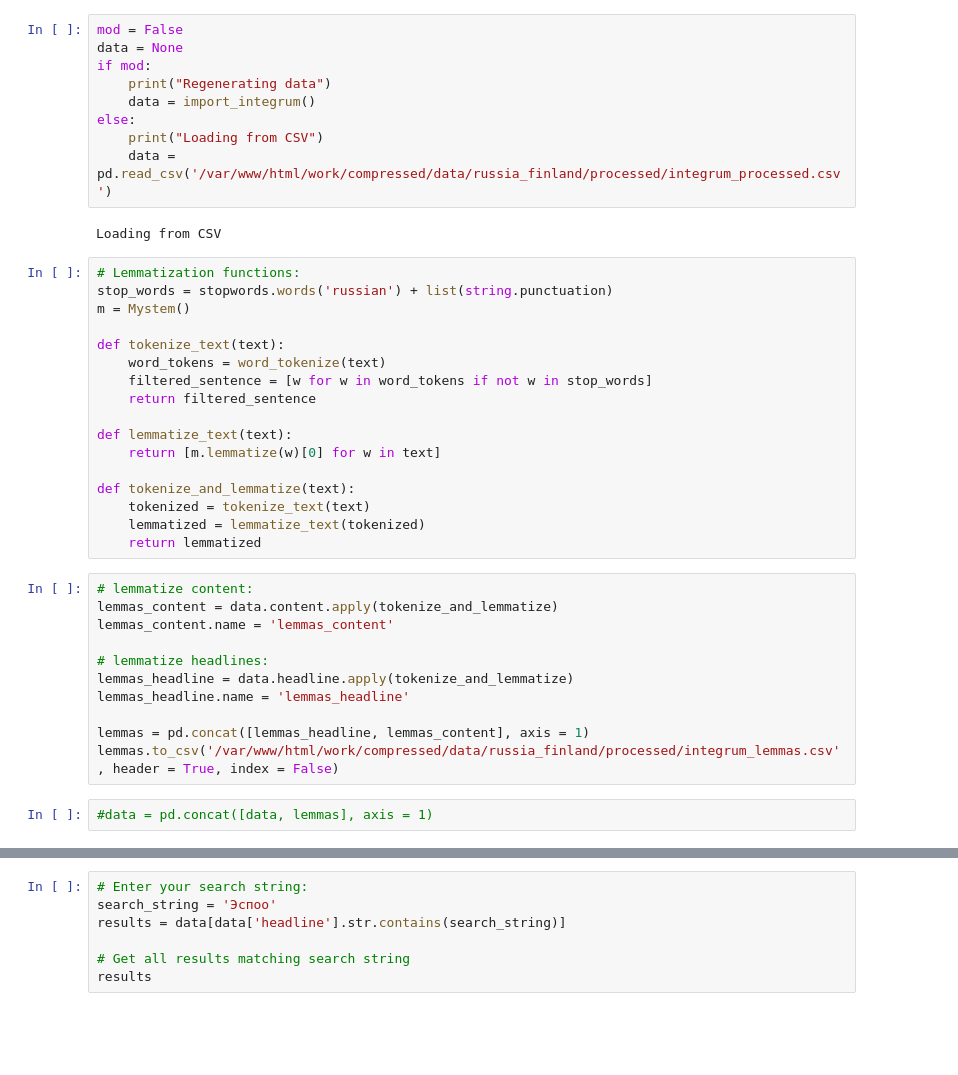
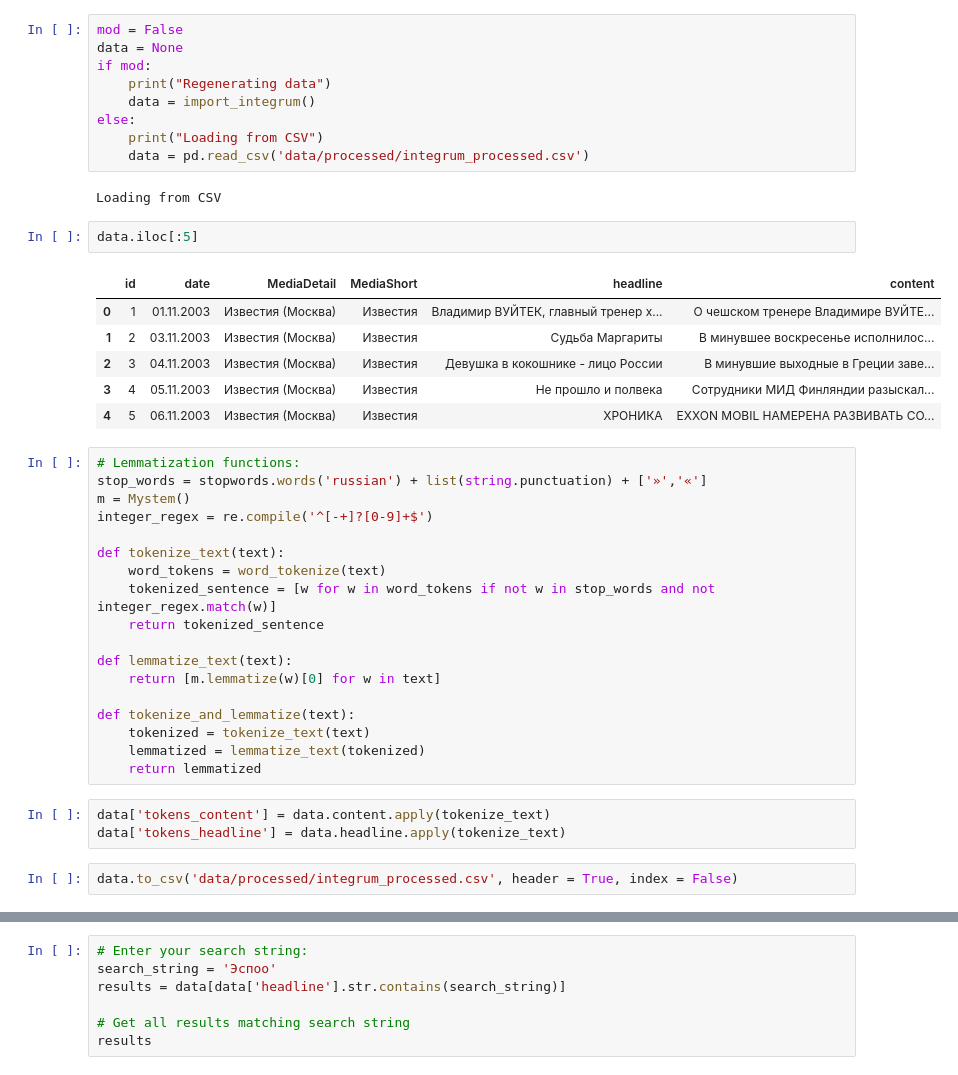
Before and after one commit to dhh18/finland_russia, a Jupyter notebook: Integrum - Processing.ipynb, the cells around one changed output, grey strips where cells are left out. Saved outputs shown, nothing was run; the diff lists cells and outputs as text; blank space fills up the shorter version.

```diff
--- a/Integrum - Processing.ipynb
+++ b/Integrum - Processing.ipynb
@@ -36,18 +53,28 @@ if mod:
     data = import_integrum()
 else:
     print("Loading from CSV")
-    data = pd.read_csv('/var/www/html/work/compressed/data/russia_finland/processed/integrum_processed.csv')
+    data = pd.read_csv('data/processed/integrum_processed.csv')
 # %% [output]
 Loading from CSV
+# %%
+data.iloc[:5]
+# %% [output]
+|  | id | date | MediaDetail | MediaShort | headline | content |
+| 0 | 1 | 01.11.2003 | Известия (Москва) | Известия | Владимир ВУЙТЕК, главный тренер х... | О чешском тренере Владимире ВУЙТЕ... |
+| 1 | 2 | 03.11.2003 | Известия (Москва) | Известия | Судьба Маргариты | В минувшее воскресенье исполнилос... |
+| 2 | 3 | 04.11.2003 | Известия (Москва) | Известия | Девушка в кокошнике - лицо России | В минувшие выходные в Греции заве... |
+| 3 | 4 | 05.11.2003 | Известия (Москва) | Известия | Не прошло и полвека | Сотрудники МИД Финляндии разыскал... |
+| 4 | 5 | 06.11.2003 | Известия (Москва) | Известия | ХРОНИКА | EXXON MOBIL НАМЕРЕНА РАЗВИВАТЬ СО... |
 # %%
 # Lemmatization functions:
-stop_words = stopwords.words('russian') + list(string.punctuation)
+stop_words = stopwords.words('russian') + list(string.punctuation) + ['»','«']
 m = Mystem()
+integer_regex = re.compile('^[-+]?[0-9]+$')
 
 def tokenize_text(text):
     word_tokens = word_tokenize(text)
-    filtered_sentence = [w for w in word_tokens if not w in stop_words]
-    return filtered_sentence
+    tokenized_sentence = [w for w in word_tokens if not w in stop_words and not integer_regex.match(w)]
+    return tokenized_sentence
 
 def lemmatize_text(text):
     return [m.lemmatize(w)[0] for w in text]
@@ -56,16 +83,8 @@ def tokenize_and_lemmatize(text):
     tokenized = tokenize_text(text)
     lemmatized = lemmatize_text(tokenized)
     return lemmatized
-# %%
-# lemmatize content:
-lemmas_content = data.content.apply(tokenize_and_lemmatize)
-lemmas_content.name = 'lemmas_content'
-
-# lemmatize headlines:
-lemmas_headline = data.headline.apply(tokenize_and_lemmatize)
-lemmas_headline.name = 'lemmas_headline'
-
-lemmas = pd.concat([lemmas_headline, lemmas_content], axis = 1)
-lemmas.to_csv('/var/www/html/work/compressed/data/russia_finland/processed/integrum_lemmas.csv', header = True, index = False)
-# %%
-#data = pd.concat([data, lemmas], axis = 1)
+# %%
+data['tokens_content'] = data.content.apply(tokenize_text)
+data['tokens_headline'] = data.headline.apply(tokenize_text)
+# %%
+data.to_csv('data/processed/integrum_processed.csv', header = True, index = False)
```
Also changed, not shown: parts of 23 cells of this notebook, 13 other files.
